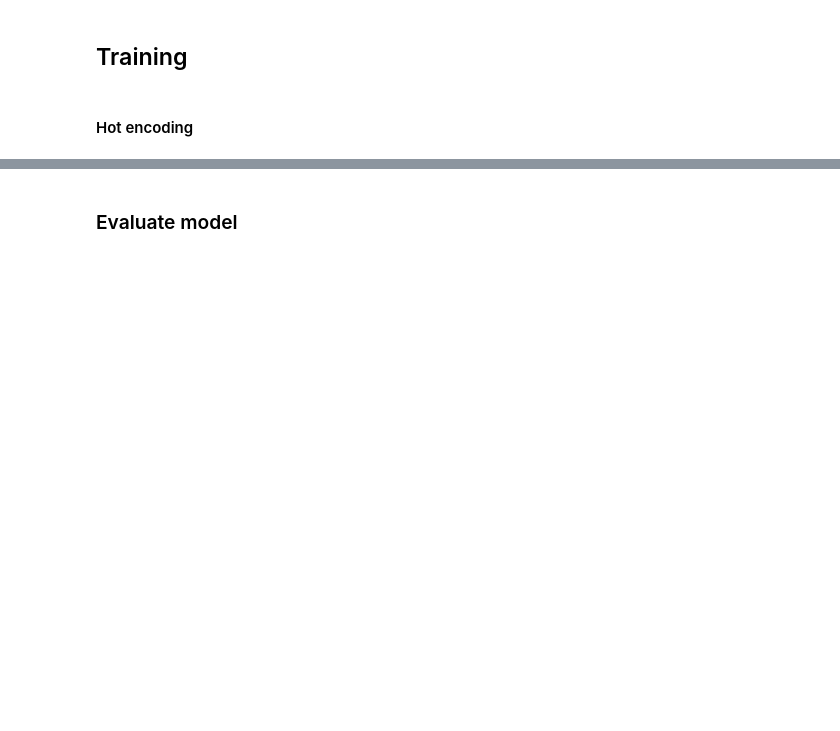
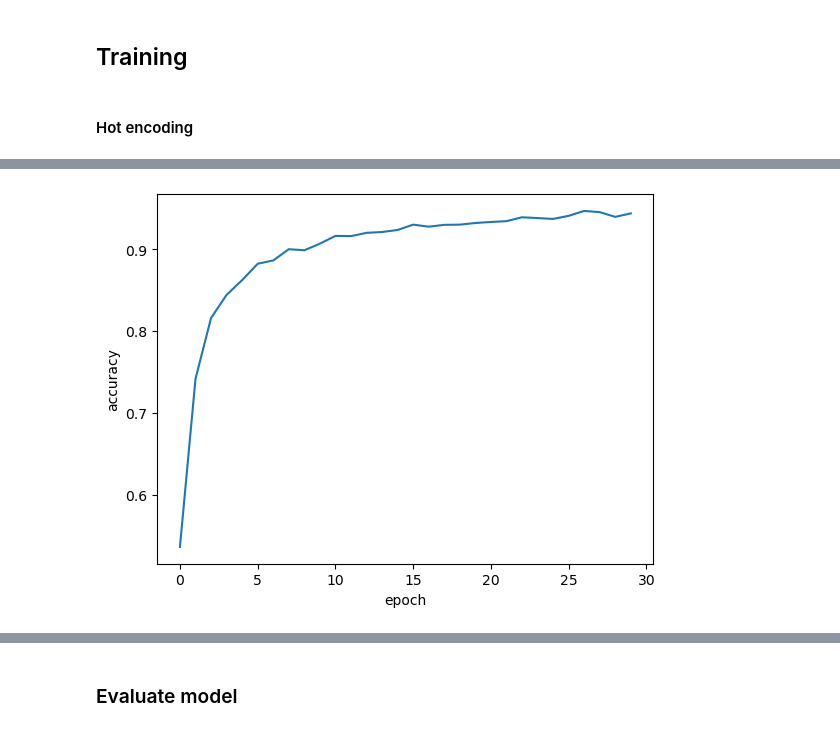
Before and after one commit to SaDaNdLoNeLy/doodleAI, a Jupyter notebook: preprocess.ipynb, the cells around one changed output, grey strips where cells are left out. Cells and saved outputs as stored; diff of their text form; code cells hidden in the pictures; blank space fills up the shorter version.

```diff
--- a/preprocess.ipynb
+++ b/preprocess.ipynb
@@ -172,4 +208,4 @@ model.summary()
 model.compile(loss='categorical_crossentropy', optimizer='adam', metrics=['accuracy'])
 # %%
 EPOCHS = 30
-model.fit(np.array(x_train), np.array(Y_train), batch_size=32, epochs=EPOCHS, verbose=1)
+history = model.fit(np.array(x_train), np.array(Y_train), batch_size=32, epochs=EPOCHS, verbose=1)
@@ -175,0 +230,7 @@ model.fit(np.array(x_train), np.array(Y_train), batch_size=32, epochs=EPOCHS, ve
+# %%
+plt.plot(history.history["accuracy"])
+plt.xlabel("epoch")
+plt.ylabel("accuracy")
+plt.show()
+# %% [output]
+[figure, added]
```
Also changed, not shown: parts of 12 cells of this notebook, 1 other file.
